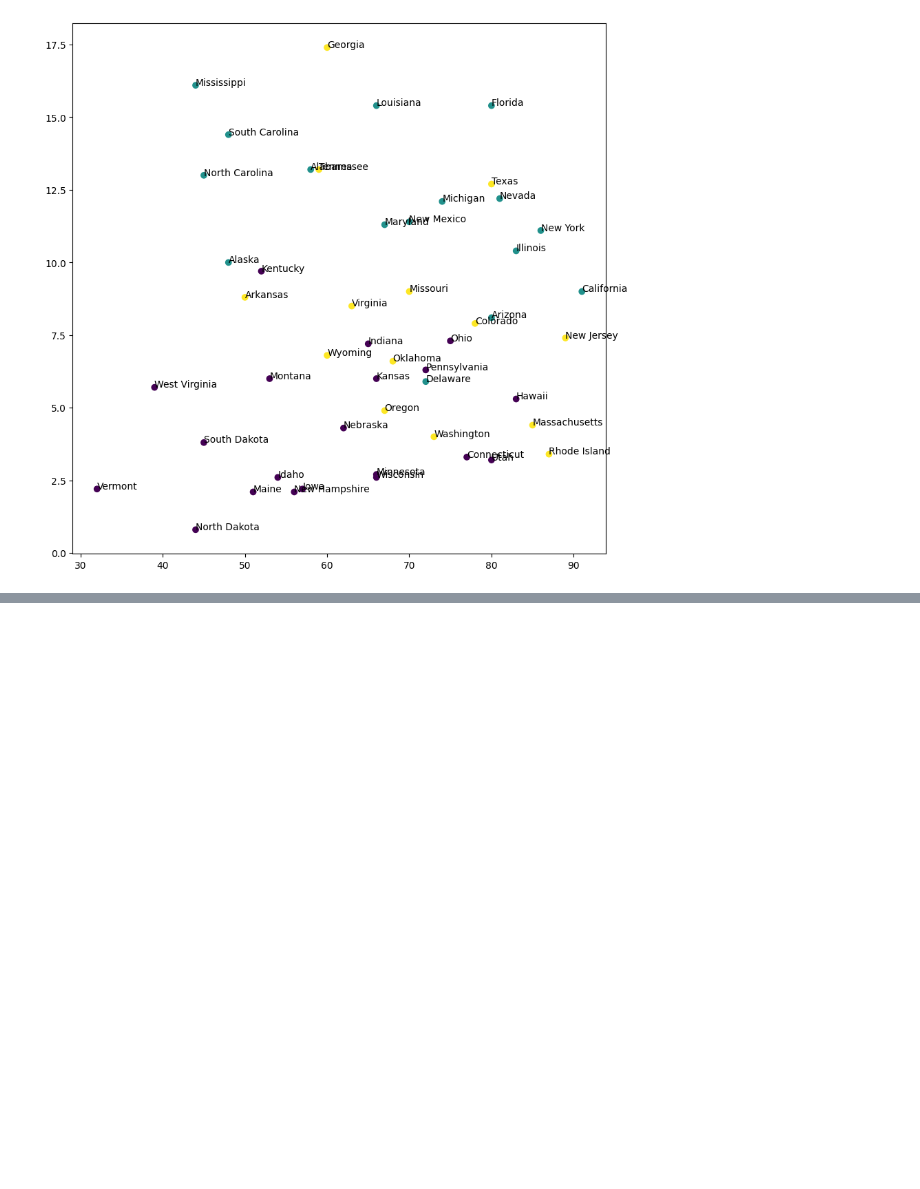
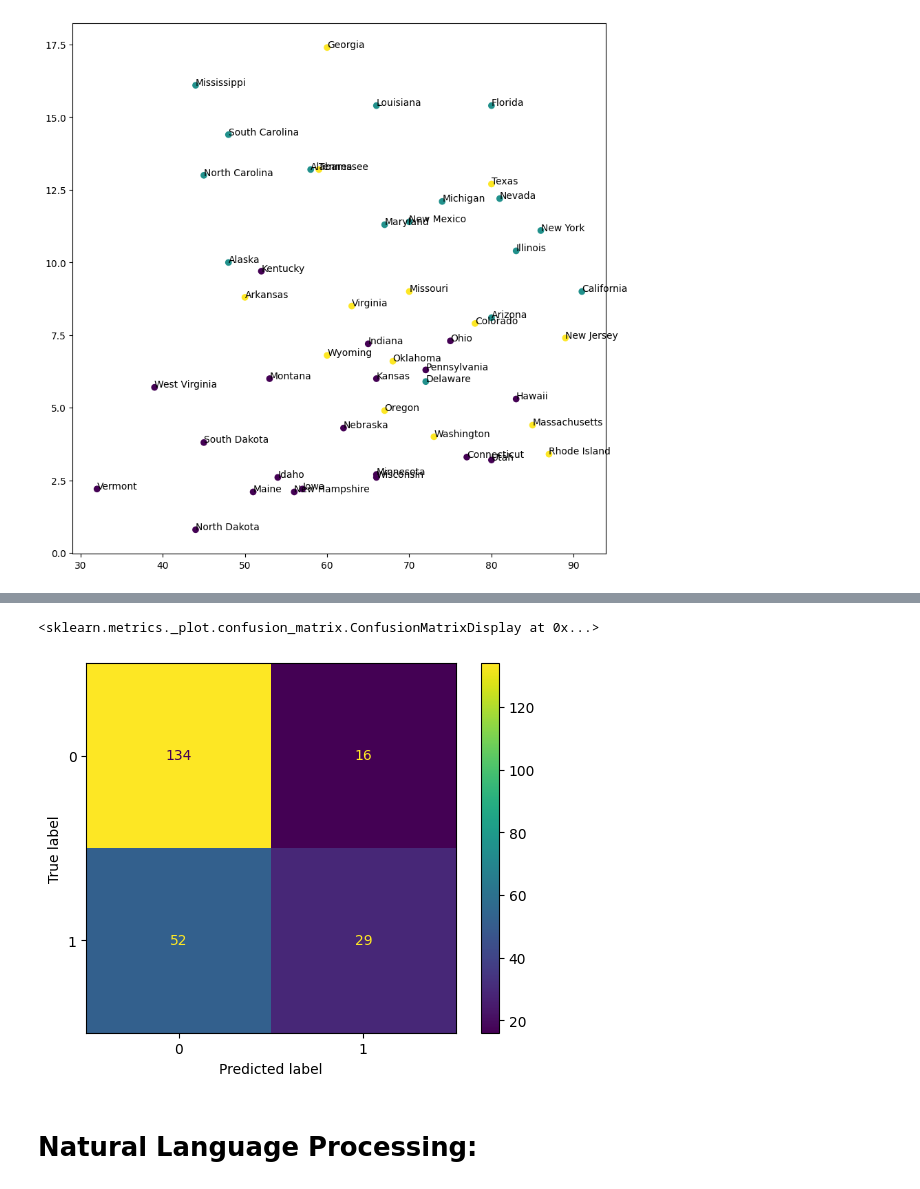
Before and after one commit to Co2Lo/Connor_CSCI_1070, a Jupyter notebook: Class_Notes.ipynb, the cells around one changed output, grey strips where cells are left out. Cells and saved outputs as stored; diff of their text form; code cells hidden in the pictures; blank space fills up the shorter version.

```diff
--- a/Class_Notes.ipynb
+++ b/Class_Notes.ipynb
@@ -1048,0 +1097,12 @@ for i, txt in enumerate(y):
+# %%
+from sklearn.decomposition import TruncatedSVD
+
+svd = TruncatedSVD(n_components = 7) # Singular value decomp = factorization technique
+                                     # for real of complete numbers in a matrix
+                                     # (untangles patterns in numbers using matrix decomp).
+
+X_train_svd = svd.fit_transform(X_train)
+X_test_svd = svd.fit_transform(X_test)
+
+model = LogisticRegression(random_state = 32).fit(X_train_svd, y_train)
+model.score(X_test_svd)
@@ -1048,0 +1118,8 @@ for i, txt in enumerate(y):
+# %%
+from sklearn.metrics import ConfusionMatrixDisplay
+ConfusionMatrixDisplay.from_estimator(model, X_test_svd, y_test)
+# %% [output]
+<sklearn.metrics._plot.confusion_matrix.ConfusionMatrixDisplay at 0x...>
+[figure, added]
+# %% [markdown]
+# Natural Language Processing:
```
Also changed, not shown: parts of 7 cells of this notebook, 1 other file.
